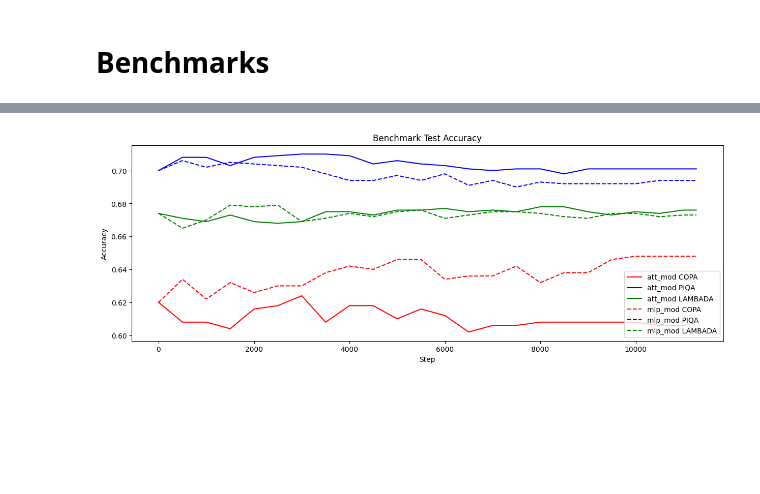
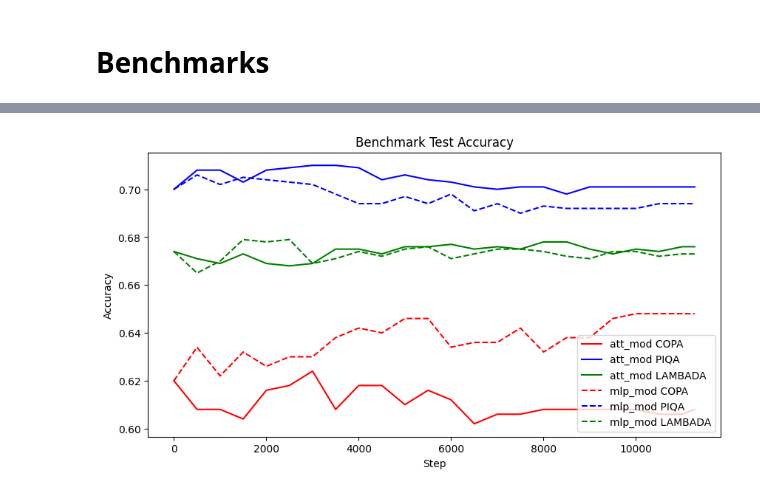
Before and after one commit to kaysinb/GenderBias-LLM, a Jupyter notebook: notebooks/03-proxy-metrics-evaluation.ipynb, the cells around one changed output, grey strips where cells are left out. Saved outputs shown, nothing was run; the diff lists cells and outputs as text; code cells hidden in the pictures; blank space fills up the shorter version.

Commit message:
add saving of graphs

```diff
--- a/notebooks/03-proxy-metrics-evaluation.ipynb
+++ b/notebooks/03-proxy-metrics-evaluation.ipynb
@@ -404,7 +428,7 @@ evaluate_benchmark(llm_configs['local_generative_model_name'], check_points, res
 22  att_mod_11000          0.606          0.701             0.676
 23  att_mod_11272          0.608          0.701             0.676
 # %%
-def plot_benchmark(df_result):
+def plot_benchmark(df_result, save_path=None):
     styles = ['-', '--', '-.']
     df_result = df_result.copy()
     zero_copa = None
@@ -422,7 +446,7 @@ def plot_benchmark(df_result):
     df_result = df_result.sort_values(by=['step'])
 
 
-    fig, ax = plt.subplots(1, 1, figsize=(15, 5))
+    fig, ax = plt.subplots(1, 1, figsize=(10, 5))
     for i, model_name in enumerate(df_result['model_name'].unique()):
         style = styles[i%len(styles)]
         model_mask = (df_result['model_name'] == model_name)
@@ -447,10 +471,11 @@ def plot_benchmark(df_result):
     ax.set_xlabel('Step')
     ax.set_ylabel('Accuracy')
     ax.legend()
-    plt.show()
+    if save_path is not None:
+        plt.savefig(save_path, bbox_inches='tight', dpi=300)
 # %%
 result_path = '../experimental_results/benchmark_results.csv'
 df_result = pd.read_csv(result_path)
-plot_benchmark(df_result)
+plot_benchmark(df_result, save_path='../experimental_results/benchmark_results.png')
 # %% [output]
-[figure, old version]
+[figure, new version]
```
Also changed, not shown: parts of 12 cells of this notebook, 8 other files.
